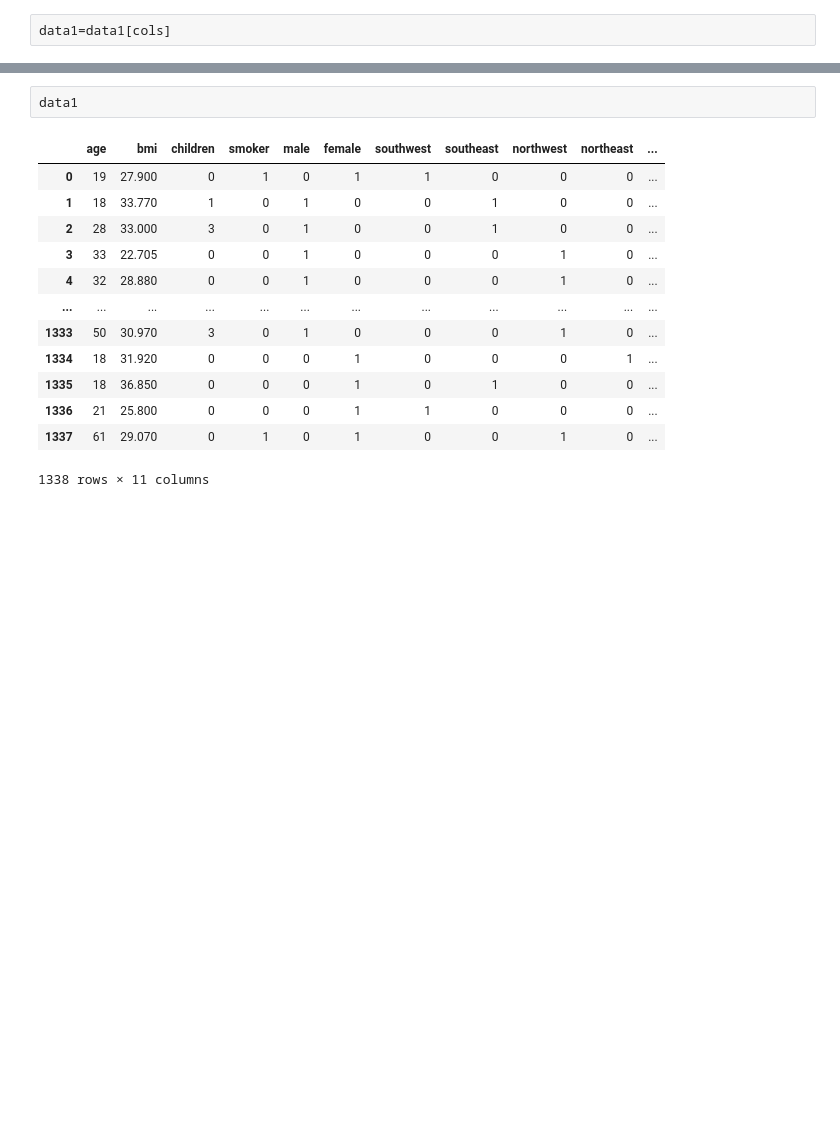
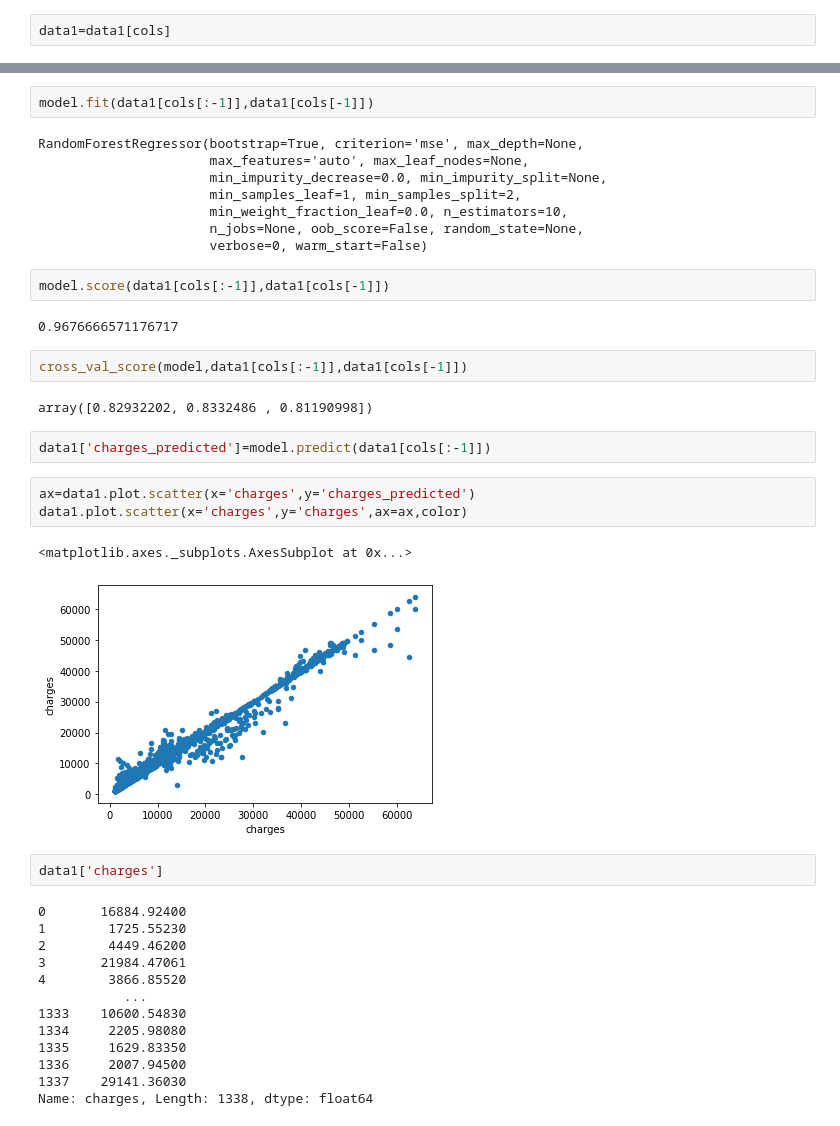
Before and after one commit to archangelChak/EvolutionInterviewTask, a Jupyter notebook: Untitled.ipynb, the cells around one changed output, grey strips where cells are left out. Cells and saved outputs as stored; diff of their text form; blank space fills up the shorter version.

```diff
--- a/Untitled.ipynb
+++ b/Untitled.ipynb
@@ -22,16 +39,41 @@ data1=data1[cols]
+# %%
+model.fit(data1[cols[:-1]],data1[cols[-1]])
+# %% [output]
+RandomForestRegressor(bootstrap=True, criterion='mse', max_depth=None,
+                      max_features='auto', max_leaf_nodes=None,
+                      min_impurity_decrease=0.0, min_impurity_split=None,
+                      min_samples_leaf=1, min_samples_split=2,
+                      min_weight_fraction_leaf=0.0, n_estimators=10,
+                      n_jobs=None, oob_score=False, random_state=None,
+                      verbose=0, warm_start=False)
+# %%
+model.score(data1[cols[:-1]],data1[cols[-1]])
+# %% [output]
+0.9676666571176717
+# %%
+cross_val_score(model,data1[cols[:-1]],data1[cols[-1]])
+# %% [output]
+array([0.82932202, 0.8332486 , 0.81190998])
+# %%
+data1['charges_predicted']=model.predict(data1[cols[:-1]])
+# %%
+ax=data1.plot.scatter(x='charges',y='charges_predicted')
+data1.plot.scatter(x='charges',y='charges',ax=ax,color)
+# %% [output]
+<matplotlib.axes._subplots.AxesSubplot at 0x...>
+[figure, added]
 # %%
-data1
+data1['charges']
 # %% [output]
-|  | age | bmi | children | smoker | male | female | southwest | southeast | northwest | northeast | ... |
-| 0 | 19 | 27.900 | 0 | 1 | 0 | 1 | 1 | 0 | 0 | 0 | ... |
-| 1 | 18 | 33.770 | 1 | 0 | 1 | 0 | 0 | 1 | 0 | 0 | ... |
-| 2 | 28 | 33.000 | 3 | 0 | 1 | 0 | 0 | 1 | 0 | 0 | ... |
-| 3 | 33 | 22.705 | 0 | 0 | 1 | 0 | 0 | 0 | 1 | 0 | ... |
-| 4 | 32 | 28.880 | 0 | 0 | 1 | 0 | 0 | 0 | 1 | 0 | ... |
-| ... | ... | ... | ... | ... | ... | ... | ... | ... | ... | ... | ... |
-| 1333 | 50 | 30.970 | 3 | 0 | 1 | 0 | 0 | 0 | 1 | 0 | ... |
-| 1334 | 18 | 31.920 | 0 | 0 | 0 | 1 | 0 | 0 | 0 | 1 | ... |
-| 1335 | 18 | 36.850 | 0 | 0 | 0 | 1 | 0 | 1 | 0 | 0 | ... |
-| 1336 | 21 | 25.800 | 0 | 0 | 0 | 1 | 1 | 0 | 0 | 0 | ... |
-| 1337 | 61 | 29.070 | 0 | 1 | 0 | 1 | 0 | 0 | 1 | 0 | ... |
-1338 rows × 11 columns
+0       16884.92400
+1        1725.55230
+2        4449.46200
+3       21984.47061
+4        3866.85520
+           ...
+1333    10600.54830
+1334     2205.98080
+1335     1629.83350
+1336     2007.94500
+1337    29141.36030
+Name: charges, Length: 1338, dtype: float64
```
Also changed, not shown: parts of 5 cells of this notebook.
